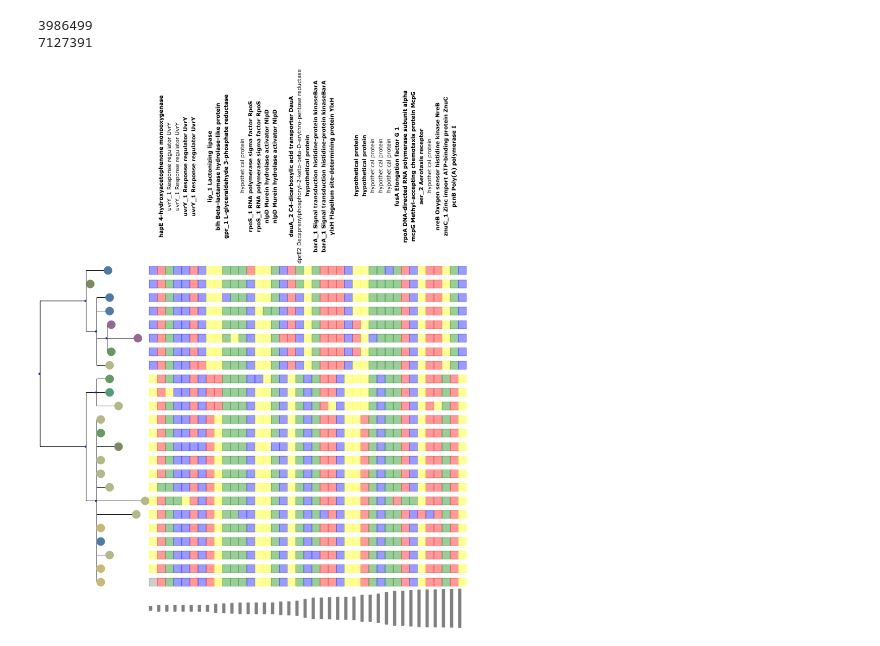
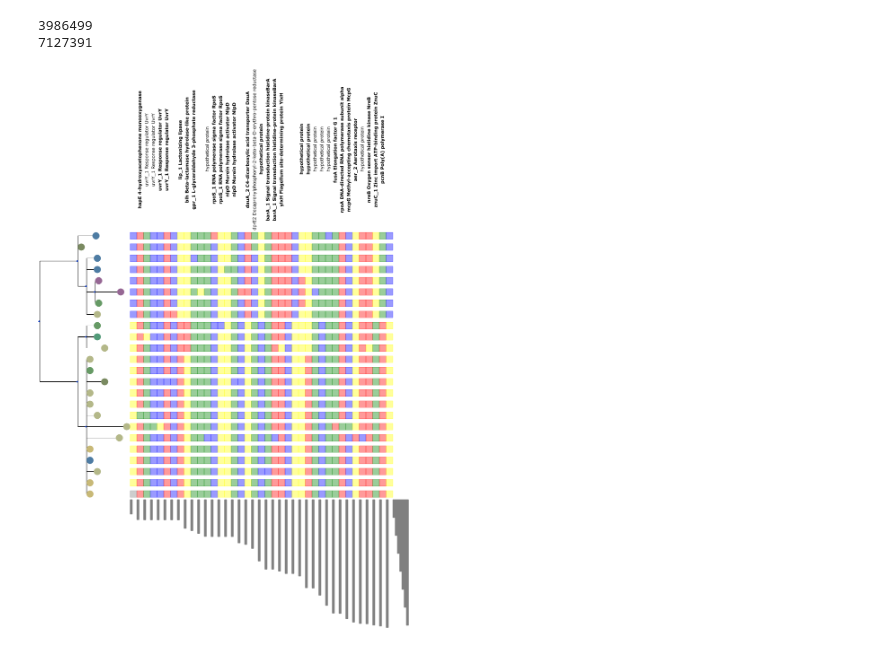
Before and after one commit to sjspence/pseudomonas, a Jupyter notebook: subTrees/2017-05-19_subgroupB.ipynb, the cells around one changed output. Cells and saved outputs as stored; diff of their text form; code cells hidden in the pictures.

Commit message:
Edited to add contig position to visualization, improved bars

```diff
--- a/subTrees/2017-05-19_subgroupB.ipynb
+++ b/subTrees/2017-05-19_subgroupB.ipynb
@@ -162,7 +163,7 @@ def addLeafSNPs(coreTree, snpNewick, ts, i):
         elif '--*G' in leaf.name:
             leafDict[leafName] = 'green'
         elif '--*C' in leaf.name:
-            leafDict[leafName] = 'red'
+            leafDict[leafName] = 'red' #red
         else:
             leafDict[leafName] = 'grey'
     ####
@@ -186,8 +187,9 @@ def addLeafSNPs(coreTree, snpNewick, ts, i):
         ts.aligned_header.add_face(t, i)
     ####
     #Set footer style so chart with genome position appears below
-    length = getTotalPos(contig, pos) * 0.00001
+    length = getTotalPos(contig, pos) * 0.00004 #* 0.00001 works for non-log
     f = faces.RectFace(5, length, 'grey', 'grey')
+    f.vt_align = 2
     ts.aligned_foot.add_face(f, i)
     #ProfileFace
     #BarChartFace
@@ -196,30 +198,40 @@ def addLeafSNPs(coreTree, snpNewick, ts, i):
 # %%
 tree = Tree(outNewick)
 addWellNodes(tree)
 ts = TreeStyle()
 ts.branch_vertical_margin = 10
 ts.allow_face_overlap = False
 ts.show_scale = False
 ts.show_leaf_name = False
 i = 0
 
 #Reroot at midpoint
 outgroup = tree.get_midpoint_outgroup()
 tree.set_outgroup(outgroup)
 
 with open(snpFile, 'r') as snps:
     for line in snps:
         if 'Contig' not in line:
             contig = line.strip().split(',')[0]
             pos = line.strip().split(',')[1]
             treeName = '1_' + contig + '_' + pos + '.tree'
             outTree = newPath + treeName
             editNexus(oldPath + treeName, outTree)
             outNewick = outTree.replace('.tree', '.nhx')
             Phylo.convert(outTree, 'nexus', outNewick, 'newick')
             tree, ts = addLeafSNPs(tree, outNewick, ts, i)
             i += 1
 
+#Add scale
+for j in range(7):
+    a = j + 1
+    f = faces.RectFace(5, a * 1000000 * 0.00004, 'grey', 'grey')
+    f.vt_align = 2
+    ts.aligned_foot.add_face(f, i + j)
+#f = faces.RectFace(5,5, 'grey', 'grey')
+#ts.aligned_foot.add_face(f, i)
+
+tree.render("trial.svg", units='in', h=22, w=16, dpi=300, tree_style=ts)
 tree.render("%%inline", tree_style=ts)
 # %% [output]
-[figure, old version]
+[figure, new version]
```
Also changed, not shown: parts of 2 cells of this notebook.
